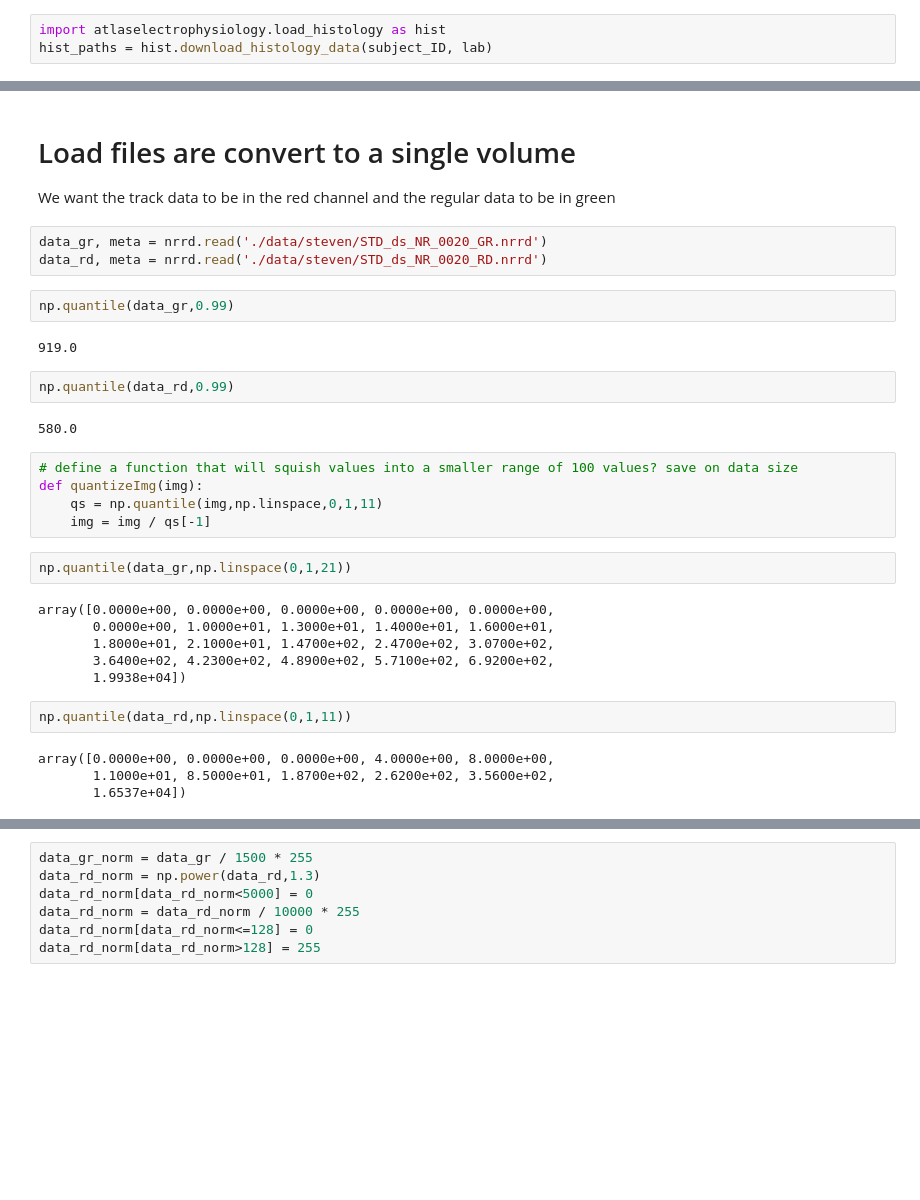
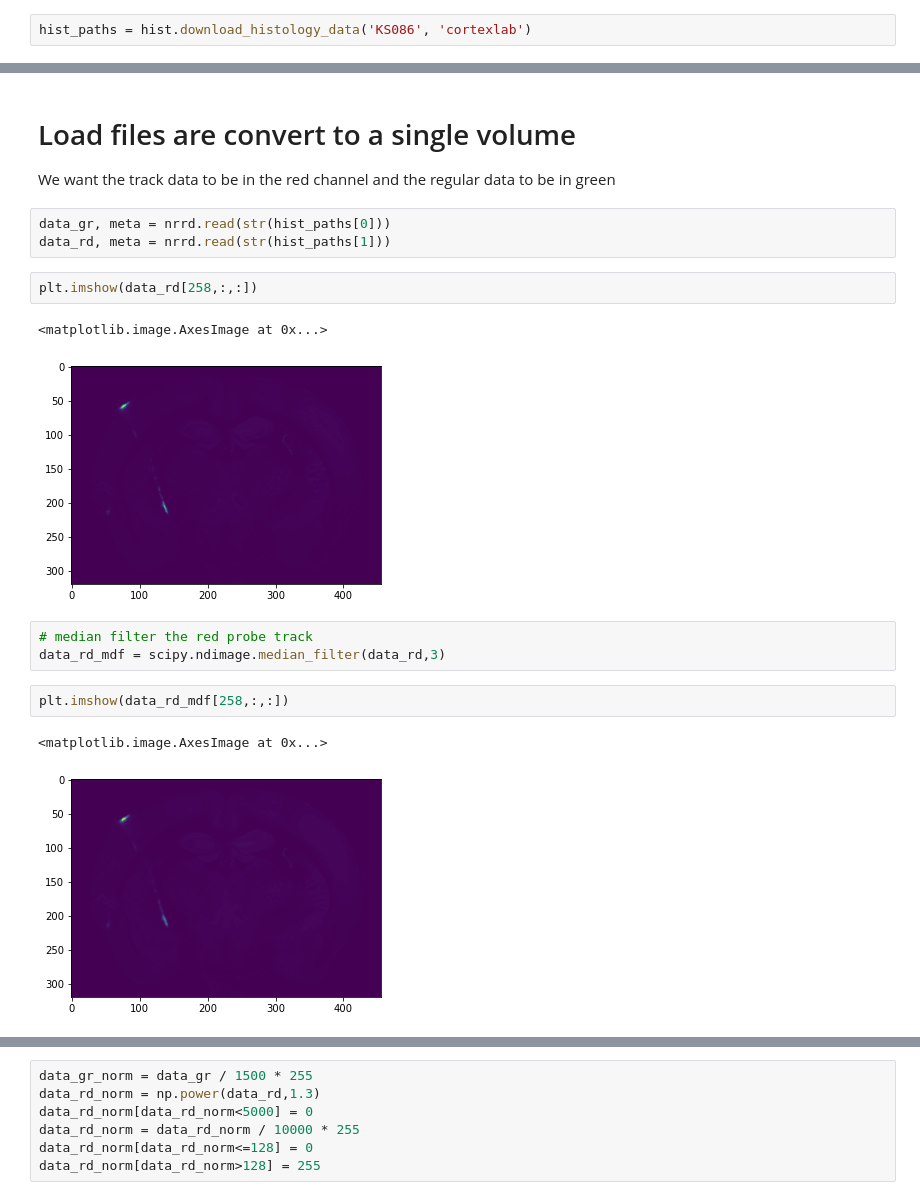
Before and after one commit to VirtualBrainLab/Urchin, a Jupyter notebook: Examples/histology_example.ipynb, the cells around one changed output, grey strips where cells are left out. Saved outputs shown, nothing was run; the diff lists cells and outputs as text; blank space fills up the shorter version.

```diff
--- a/Examples/histology_example.ipynb
+++ b/Examples/histology_example.ipynb
@@ -9,6 +15,5 @@ umr.setup(localhost = True, standalone = True)
 (URN) connected to server
 Login sent with ID: Dan
 # %%
-import atlaselectrophysiology.load_histology as hist
-hist_paths = hist.download_histology_data(subject_ID, lab)
+hist_paths = hist.download_histology_data('KS086', 'cortexlab')
 # %% [output]
@@ -35,32 +46,18 @@ import nrrd
 # Load files are convert to a single volume
 We want the track data to be in the red channel and the regular data to be in green
 # %%
-data_gr, meta = nrrd.read('./data/steven/STD_ds_NR_0020_GR.nrrd')
-data_rd, meta = nrrd.read('./data/steven/STD_ds_NR_0020_RD.nrrd')
+data_gr, meta = nrrd.read(str(hist_paths[0]))
+data_rd, meta = nrrd.read(str(hist_paths[1]))
-# %%
-np.quantile(data_gr,0.99)
-# %% [output]
-919.0
-# %%
-np.quantile(data_rd,0.99)
-# %% [output]
-580.0
-# %%
-# define a function that will squish values into a smaller range of 100 values? save on data size
-def quantizeImg(img):
-    qs = np.quantile(img,np.linspace,0,1,11)
-    img = img / qs[-1]
-# %%
-np.quantile(data_gr,np.linspace(0,1,21))
-# %% [output]
-array([0.0000e+00, 0.0000e+00, 0.0000e+00, 0.0000e+00, 0.0000e+00,
-       0.0000e+00, 1.0000e+01, 1.3000e+01, 1.4000e+01, 1.6000e+01,
-       1.8000e+01, 2.1000e+01, 1.4700e+02, 2.4700e+02, 3.0700e+02,
-       3.6400e+02, 4.2300e+02, 4.8900e+02, 5.7100e+02, 6.9200e+02,
-       1.9938e+04])
-# %%
-np.quantile(data_rd,np.linspace(0,1,11))
-# %% [output]
-array([0.0000e+00, 0.0000e+00, 0.0000e+00, 4.0000e+00, 8.0000e+00,
-       1.1000e+01, 8.5000e+01, 1.8700e+02, 2.6200e+02, 3.5600e+02,
-       1.6537e+04])
+# %%
+plt.imshow(data_rd[258,:,:])
+# %% [output]
+<matplotlib.image.AxesImage at 0x...>
+[figure, added]
+# %%
+# median filter the red probe track
+data_rd_mdf = scipy.ndimage.median_filter(data_rd,3)
+# %%
+plt.imshow(data_rd_mdf[258,:,:])
+# %% [output]
+<matplotlib.image.AxesImage at 0x...>
+[figure, added]
```
Also changed, not shown: parts of 6 cells of this notebook, 1 other file.
